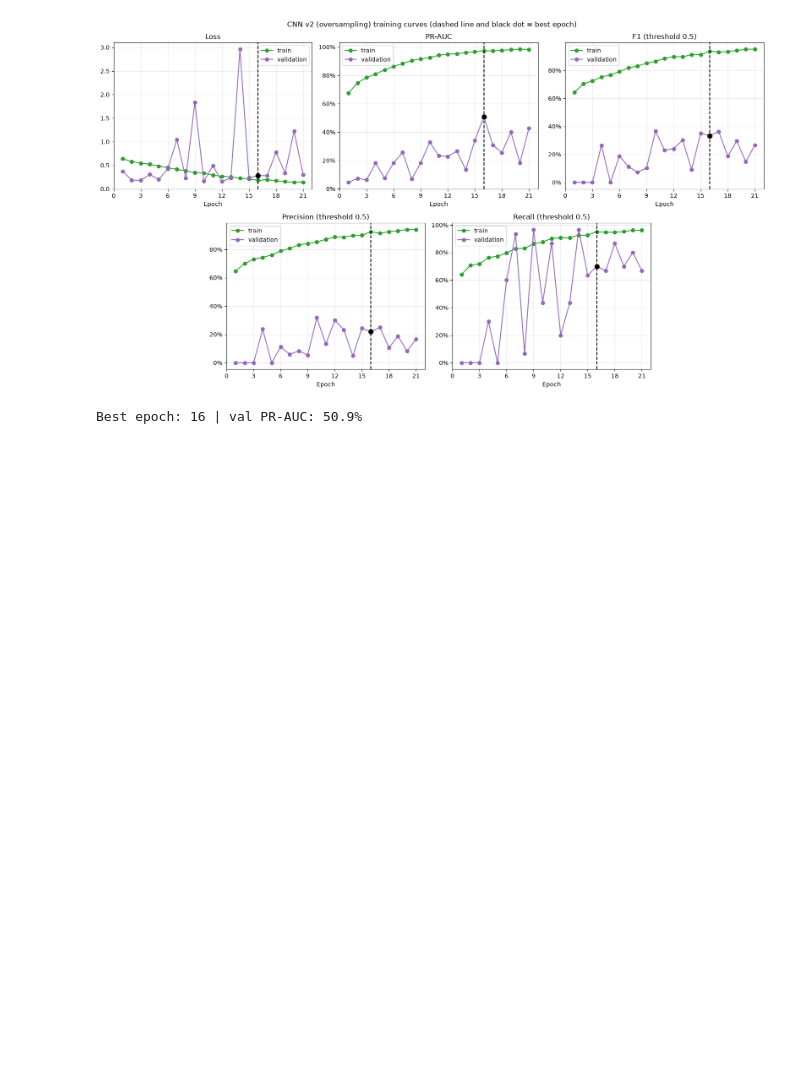
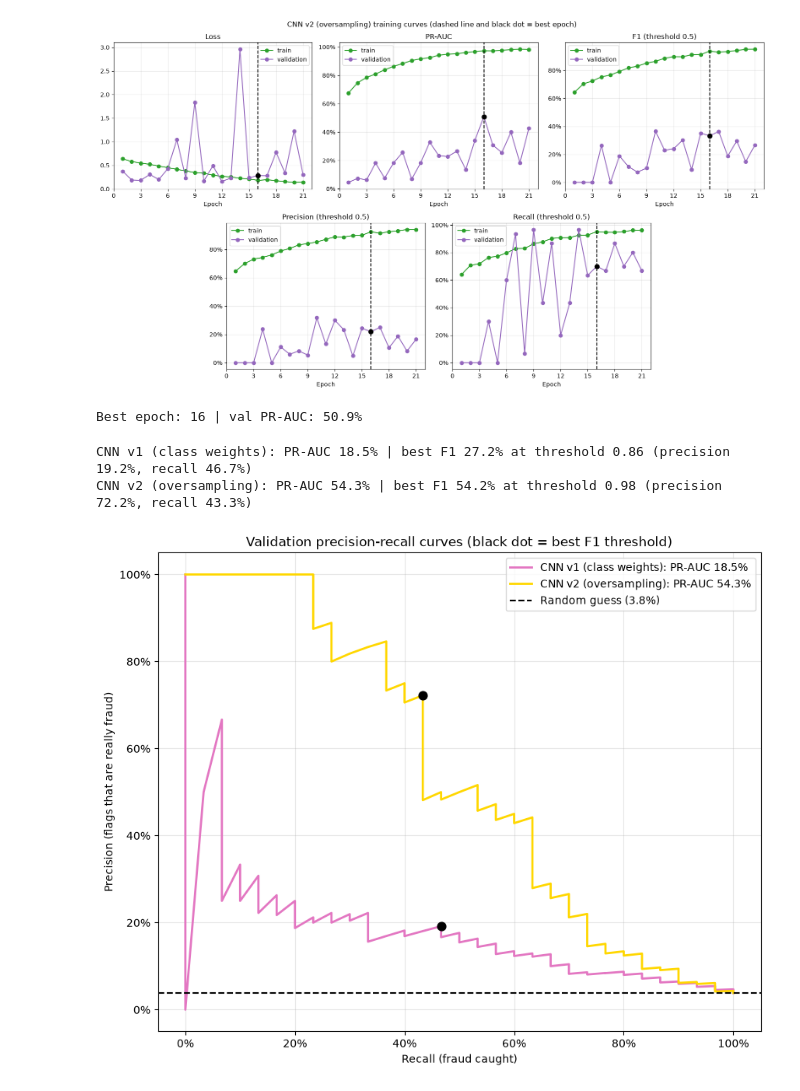
Before and after one commit to m-arij/f20dl-vehicle-fraud-ug-group9, a Jupyter notebook: notebooks/image_cnn.ipynb, the cells around one changed output. Saved outputs shown, nothing was run; the diff lists cells and outputs as text; code cells hidden in the pictures; blank space fills up the shorter version.

Commit message:
Compared v1 and v2 on validation with precision-recall curves, CNN v2 chosen for final test evaluation

```diff
--- a/notebooks/image_cnn.ipynb
+++ b/notebooks/image_cnn.ipynb
@@ -406,3 +406,46 @@ plot_training_curves(hist_v2, "CNN v2 (oversampling) training curves", "cnn_v2_t
 Best epoch: 8 | val PR-AUC: 17.0%
 [figure]
 Best epoch: 16 | val PR-AUC: 50.9%
+# %%
+# Compares CNN v1 and CNN v2 on the validation set using precision-recall curves.
+# Each model predicts a fraud probability for every validation image.
+# The black dot marks the threshold with the best F1 for each model.
+from sklearn.metrics import precision_recall_curve, average_precision_score
+
+# Calculates the precision-recall curve and PR-AUC for each model on the validation set.
+y_val = np.array(val_labels)
+val_probs = {
+    "CNN v1 (class weights)": model.predict(val_ds, verbose=0).ravel(),
+    "CNN v2 (oversampling)": model_v2.predict(val_ds, verbose=0).ravel(),
+}
+
+# Plots the precision-recall curves for both models on the validation set and saves the figure.
+plt.figure(figsize=(10, 8))
+for (name, probs), colour in zip(val_probs.items(), ["tab:pink", "gold"]):
+    precision, recall, thresholds = precision_recall_curve(y_val, probs)
+    pr_auc = average_precision_score(y_val, probs)
+
+    # Calculates F1 at every threshold and finds the best one.
+    f1 = 2 * precision[:-1] * recall[:-1] / (precision[:-1] + recall[:-1] + 1e-9)
+    best = np.argmax(f1)
+
+    plt.plot(recall, precision, label=f"{name}: PR-AUC {pr_auc * 100:.1f}%", color=colour, linewidth=2)
+    plt.scatter(recall[best], precision[best], color="black", s=60, zorder=3)
+
+    print(f"{name}: PR-AUC {pr_auc * 100:.1f}% | best F1 {f1[best] * 100:.1f}% "
+          f"at threshold {thresholds[best]:.2f} (precision {precision[best] * 100:.1f}%, recall {recall[best] * 100:.1f}%)")
+
+plt.axhline(y_val.mean(), color="black", linestyle="--", label=f"Random guess ({y_val.mean() * 100:.1f}%)")
+plt.gca().xaxis.set_major_formatter(PercentFormatter(1.0))
+plt.gca().yaxis.set_major_formatter(PercentFormatter(1.0))
+plt.xlabel("Recall (fraud caught)")
+plt.ylabel("Precision (flags that are really fraud)")
+plt.title("Validation precision-recall curves (black dot = best F1 threshold)")
+plt.grid(alpha=0.3)
+plt.legend()
+plt.savefig(RESULTS / "cnn_validation_pr_curves.png", dpi=150, bbox_inches="tight")
+plt.show()
+# %% [output]
+CNN v1 (class weights): PR-AUC 18.5% | best F1 27.2% at threshold 0.86 (precision 19.2%, recall 46.7%)
+CNN v2 (oversampling): PR-AUC 54.3% | best F1 54.2% at threshold 0.98 (precision 72.2%, recall 43.3%)
+[figure, added]
```
